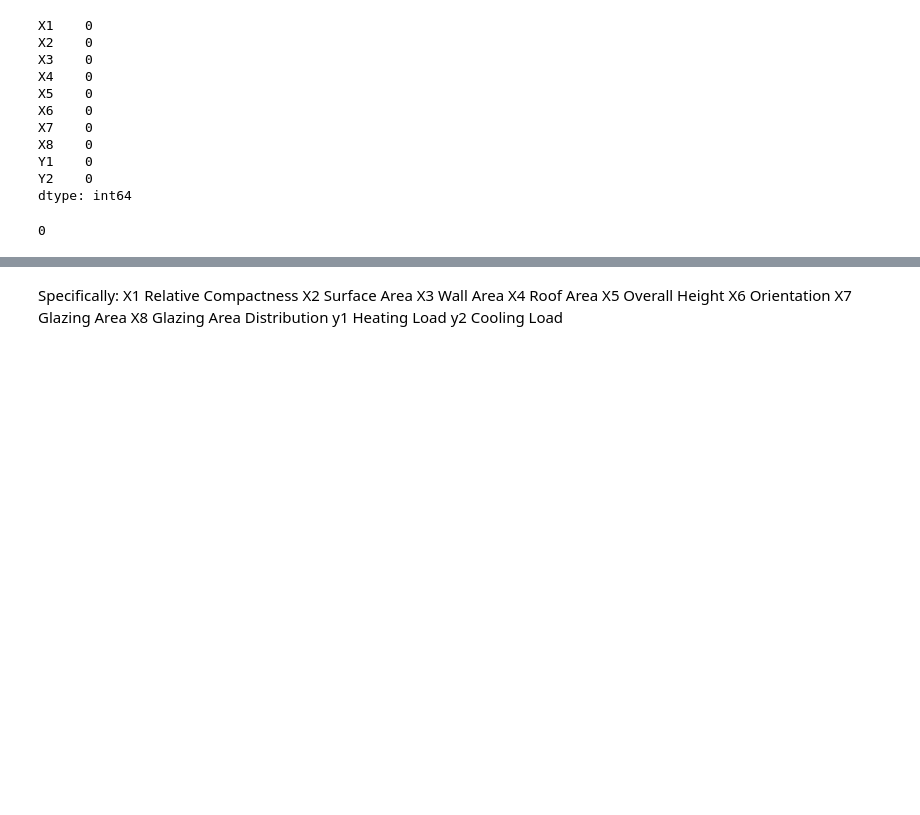
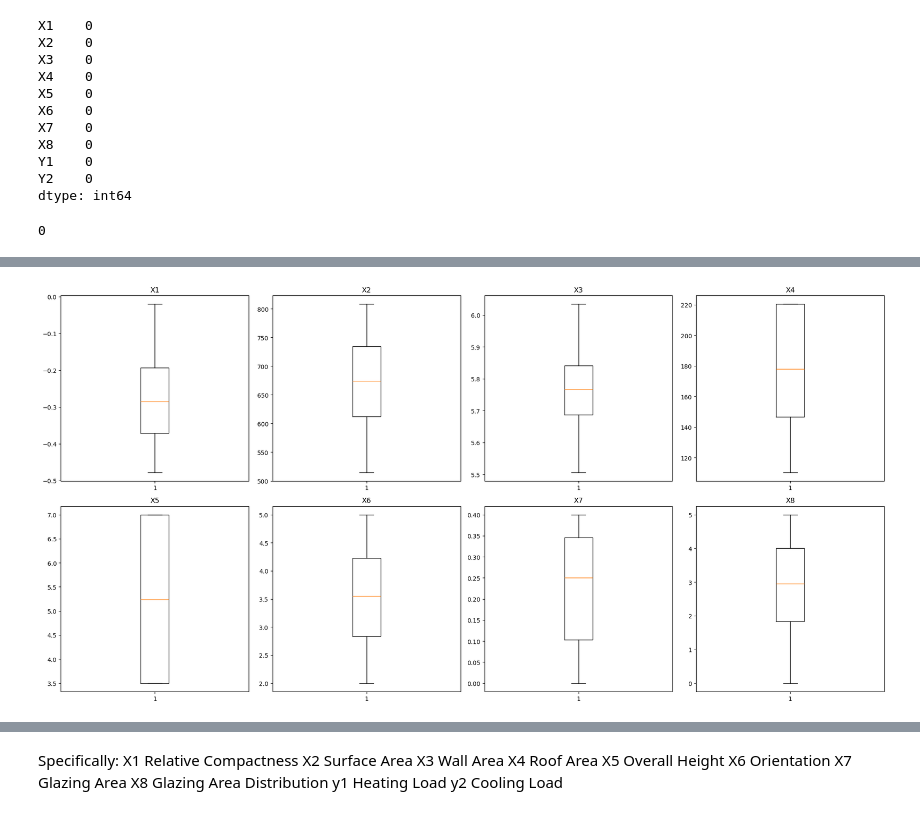
Before and after one commit to boomiikas/Energy-Efficiency-of-Buildings---E2E-ML-, a Jupyter notebook: EDA.ipynb, the cells around one changed output, grey strips where cells are left out. Drawn from its saved outputs; the diff is of its cells as text; code cells hidden in the pictures; blank space fills up the shorter version.

```diff
--- a/EDA.ipynb
+++ b/EDA.ipynb
@@ -156,3 +156,15 @@ df_upsampled.corr()
+# %%
+plt.figure(figsize=(20,10))
+
+for i, col in enumerate(['X1','X2','X3','X4','X5','X6','X7','X8'], 1):
+    plt.subplot(2,4,i)
+    plt.boxplot(df_upsampled[col])
+    plt.title(col)
+
+plt.tight_layout()
+plt.show()
+# %% [output]
+[figure, added]
 # %%
 sns.heatmap(df_upsampled.corr(),annot=True,fmt=".2f",cmap='Blues')
 plt.show()
```
Also changed, not shown: parts of 6 cells of this notebook, 1 other file.
